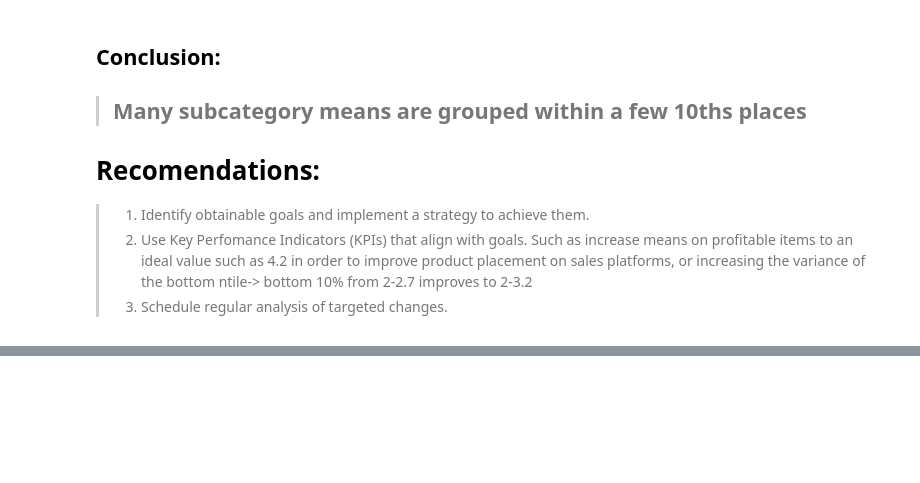
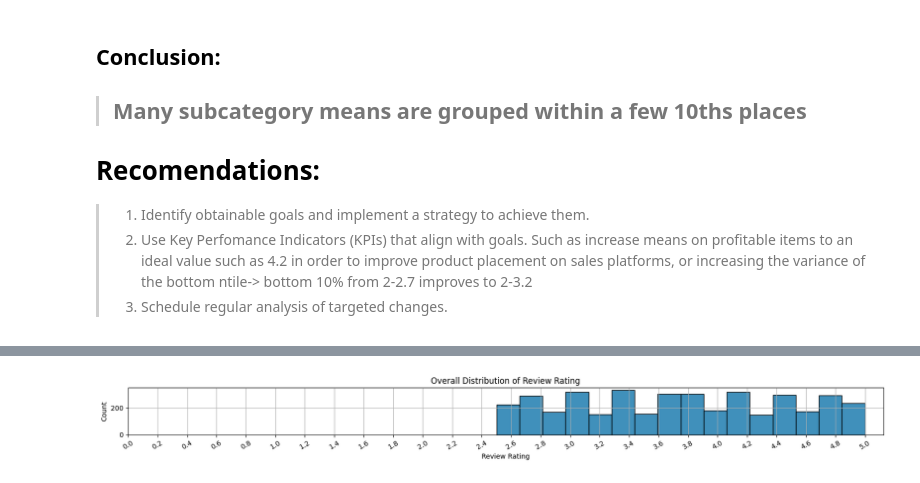
Before and after one commit to Leeishere/Consumer_Habits, a Jupyter notebook: Analyze_Reviews.ipynb, the cells around one changed output, grey strips where cells are left out. Saved outputs shown, nothing was run; the diff lists cells and outputs as text; code cells hidden in the pictures; blank space fills up the shorter version.

```diff
--- a/Analyze_Reviews.ipynb
+++ b/Analyze_Reviews.ipynb
@@ -248,42 +301,46 @@ for x_axis in x_axises:
 # %%
-#Following is an example analysis of the distripution of Reviews by geographic locaitons:
-"""
-countplot=False
-feature_col='Location'
-target_col='Review Rating'
-x_ticks=np.linspace(0,5,26)
-x_axises = df[feature_col].unique()
-cols=3
-rows=int(np.ceil(len(x_axises)/cols))
-plt.figure(figsize=(20,2.75))
-plt.title(f"Overall Distribution of {target_col}")
-sns.histplot(df[target_col])
-plt.xticks(x_ticks,rotation=30)
-plt.grid()
-plt.show()
-plt.figure(figsize=(20,2.75))
-plt.title(f"Overall Distribution of Means of {target_col} Partitioned by '{feature_col}'")
-odom=df.groupby('Location',as_index=False)[target_col].mean().values
-sns.histplot(odom)
-plt.xticks(x_ticks,rotation=30)
-plt.grid()
-plt.show()
 
-plt.figure(figsize=(20,rows*4))
-for axis,axis_title in enumerate(x_axises,start=1):
-    plt.subplot(rows,cols,axis)
-    if countplot==True:
-        plt.title(f"{axis_title} {target_col} Countplot")
-        #sns.barplot(x=ratings.index, y=ratings.values)
-        #ratings = df.loc[df[feature_col]==axis_title].groupby([target_col],as_index=True).size()
-    else:
-        plt.title(f"{axis_title} {target_col} Histogram")
-        ratings = df.loc[df[feature_col]==axis_title][target_col]
-        bins=np.percentile(ratings,[0,25,50,75,100])
-        sns.histplot(ratings,bins=bins)
-    plt.xticks(rotation=30)
+for feature_col in df.select_dtypes('object').columns:
+    countplot=False
+    #feature_col='Location'
+    target_col='Review Rating'
+    x_ticks=np.linspace(0,5,26)
+    percentile_bins=[0,25,50,75,100]
+    x_axises = df[feature_col].unique()
+    cols=3
+    rows=int(np.ceil(len(x_axises)/cols))
+
+    plt.figure(figsize=(20,1.25))
+    plt.title(f"Overall Distribution of {target_col}")
+    sns.histplot(df[target_col])
+    plt.xticks(x_ticks,rotation=30)
     plt.grid()
-plt.tight_layout()
-plt.show()
-"""
+    plt.show()
+    plt.figure(figsize=(20,1.25))
+    plt.title(f"Overall Distribution of Means of {target_col} Partitioned by '{feature_col}'")
+    odom=df.groupby(feature_col,as_index=False)[target_col].mean().values
+    sns.histplot(odom)
+    plt.xticks(x_ticks,rotation=30)
+    plt.grid()
+    plt.show()
+
+    """
+    plt.figure(figsize=(20,rows*4))
+    for axis,axis_title in enumerate(x_axises,start=1):
+        plt.subplot(rows,cols,axis)
+        if countplot==True:
+            plt.title(f"{axis_title} {target_col} Countplot")
+            sns.barplot(x=ratings.index, y=ratings.values)
+            ratings = df.loc[df[feature_col]==axis_title].groupby([target_col],as_index=True).size()
+        else:
+            plt.title(f"{axis_title} {target_col} Histogram")
+            ratings = df.loc[df[feature_col]==axis_title][target_col]
+            bins=np.percentile(ratings,percentile_bins)
+            sns.histplot(ratings,bins=bins)
+        plt.xticks(rotation=30)
+        plt.grid()
+    plt.tight_layout()
+    plt.show()
+    """
 # %% [output]
+[figure, added]
```
Also changed, not shown: parts of 11 cells of this notebook, 7 other files.
